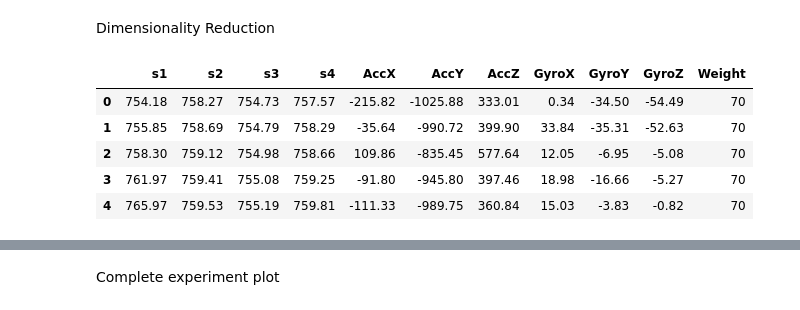
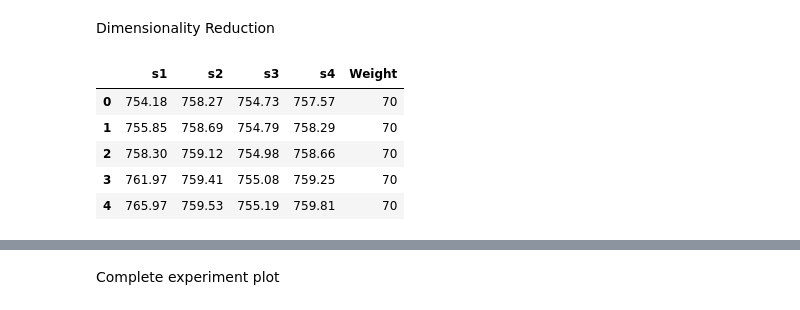
Before and after one commit to Dhruv242003/GRF_Shoe, a Jupyter notebook: JupyterNotebook_Codes/deep_learning.ipynb, the cells around one changed output, grey strips where cells are left out. Cells and saved outputs as stored; diff of their text form; code cells hidden in the pictures.

```diff
--- a/JupyterNotebook_Codes/deep_learning.ipynb
+++ b/JupyterNotebook_Codes/deep_learning.ipynb
@@ -77,15 +80,15 @@ Index(['currTime', 's1', 's2', 's3', 's4', 's', 'AccX', 'AccY', 'AccZ',
 # %% [markdown]
 Dimensionality Reduction
 # %%
-data = data.drop(["s", "currTime", "Frame","SubFrame","Fx","Fy","Fz","Mx","My","Mz","Cx","Cy","Cz"], axis=1)
+data = data.drop(["s", "currTime", "Frame","SubFrame","Fx","Fy","Fz","Mx","My","Mz","Cx","Cy","Cz","AccX","AccY","AccZ","GyroX","GyroY","GyroZ"], axis=1)
 data.head()
 # %% [output]
-|  | s1 | s2 | s3 | s4 | AccX | AccY | AccZ | GyroX | GyroY | GyroZ | Weight |
-| 0 | 754.18 | 758.27 | 754.73 | 757.57 | -215.82 | -1025.88 | 333.01 | 0.34 | -34.50 | -54.49 | 70 |
-| 1 | 755.85 | 758.69 | 754.79 | 758.29 | -35.64 | -990.72 | 399.90 | 33.84 | -35.31 | -52.63 | 70 |
-| 2 | 758.30 | 759.12 | 754.98 | 758.66 | 109.86 | -835.45 | 577.64 | 12.05 | -6.95 | -5.08 | 70 |
-| 3 | 761.97 | 759.41 | 755.08 | 759.25 | -91.80 | -945.80 | 397.46 | 18.98 | -16.66 | -5.27 | 70 |
-| 4 | 765.97 | 759.53 | 755.19 | 759.81 | -111.33 | -989.75 | 360.84 | 15.03 | -3.83 | -0.82 | 70 |
+|  | s1 | s2 | s3 | s4 | Weight |
+| 0 | 754.18 | 758.27 | 754.73 | 757.57 | 70 |
+| 1 | 755.85 | 758.69 | 754.79 | 758.29 | 70 |
+| 2 | 758.30 | 759.12 | 754.98 | 758.66 | 70 |
+| 3 | 761.97 | 759.41 | 755.08 | 759.25 | 70 |
+| 4 | 765.97 | 759.53 | 755.19 | 759.81 | 70 |
 # %%
 
 # 1. Load and Preprocess the Data
```
Also changed, not shown: parts of 27 cells of this notebook, 32 other files.
